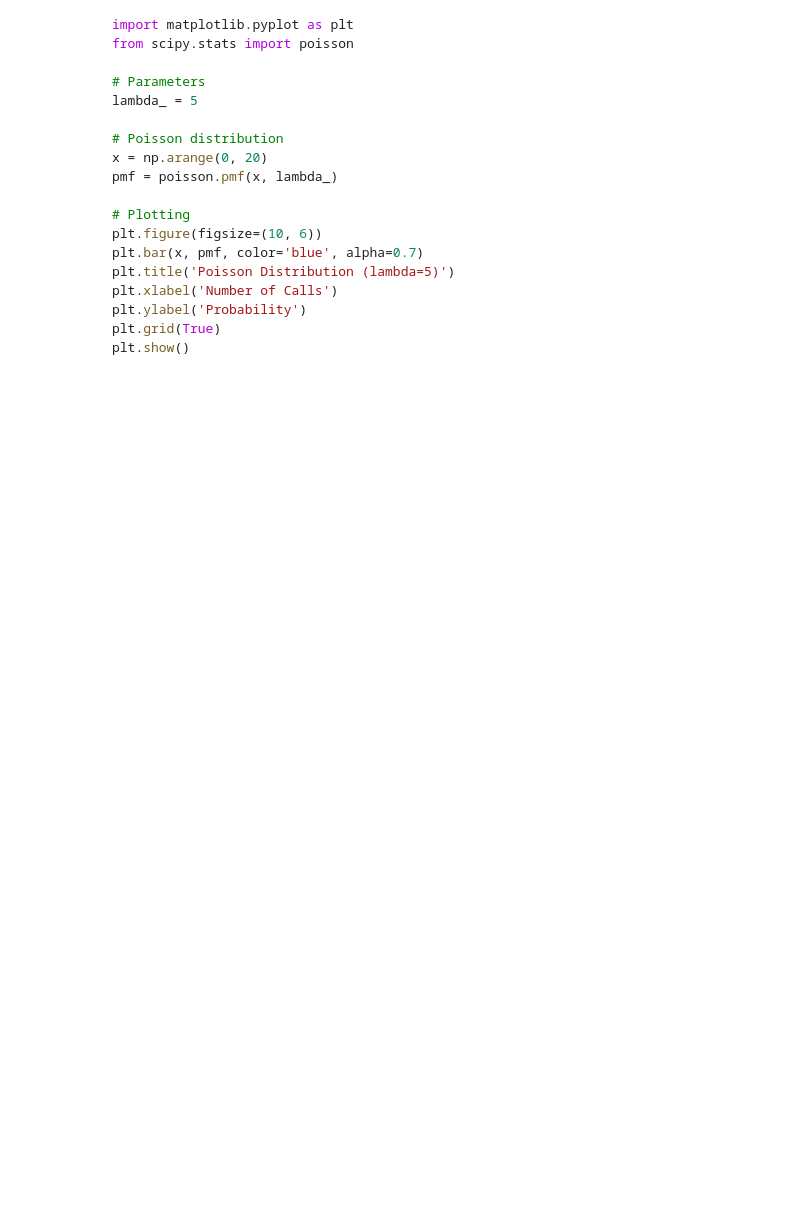
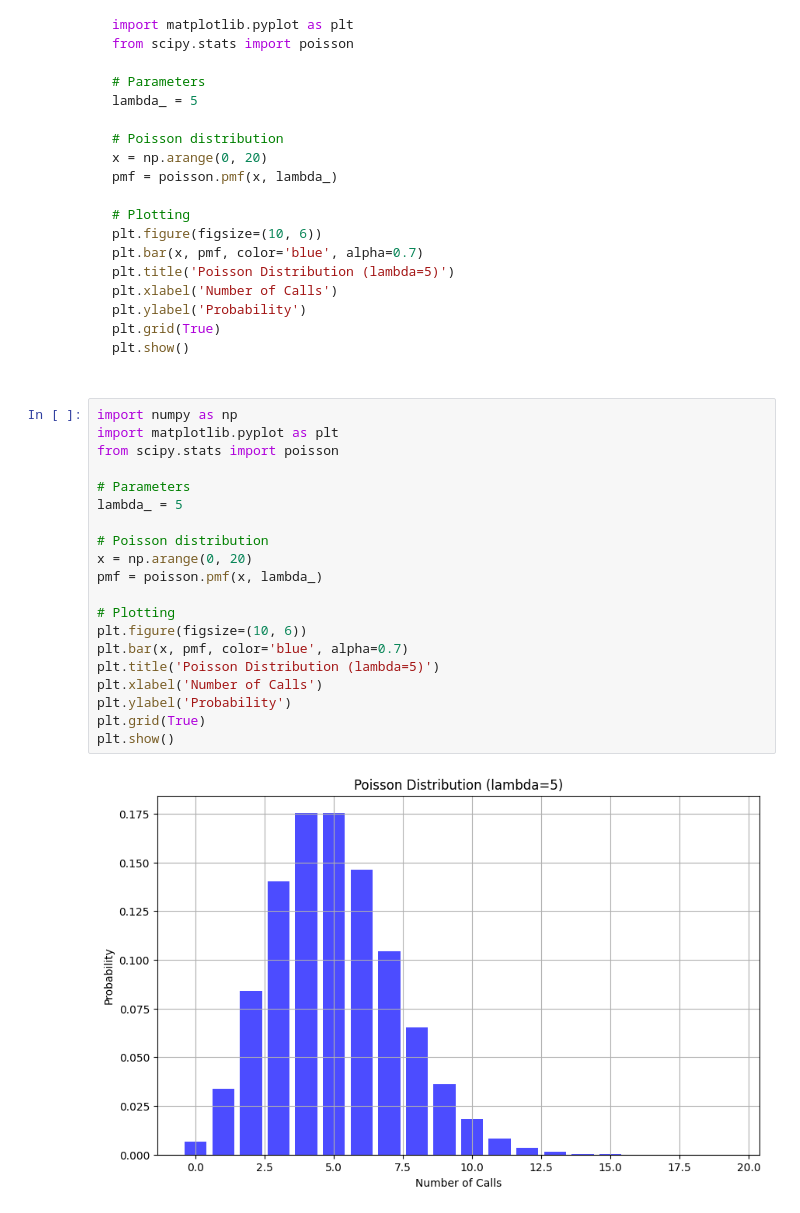
Before and after one commit to x-Rahul/IMARTICUS, a Jupyter notebook: 05 Statistics/04. Poisson Distribution.ipynb, the cells around one changed output. Cells and saved outputs as stored; diff of their text form; blank space fills up the shorter version.

```diff
--- a/05 Statistics/04. Poisson Distribution.ipynb
+++ b/05 Statistics/04. Poisson Distribution.ipynb
@@ -71,3 +71,25 @@ plt.xlabel('Number of Calls')
 plt.ylabel('Probability')
 plt.grid(True)
 plt.show()
+# %%
+import numpy as np
+import matplotlib.pyplot as plt
+from scipy.stats import poisson
+
+# Parameters
+lambda_ = 5
+
+# Poisson distribution
+x = np.arange(0, 20)
+pmf = poisson.pmf(x, lambda_)
+
+# Plotting
+plt.figure(figsize=(10, 6))
+plt.bar(x, pmf, color='blue', alpha=0.7)
+plt.title('Poisson Distribution (lambda=5)')
+plt.xlabel('Number of Calls')
+plt.ylabel('Probability')
+plt.grid(True)
+plt.show()
+# %% [output]
+[figure, added]
```
Also changed, not shown: 27 other files.
